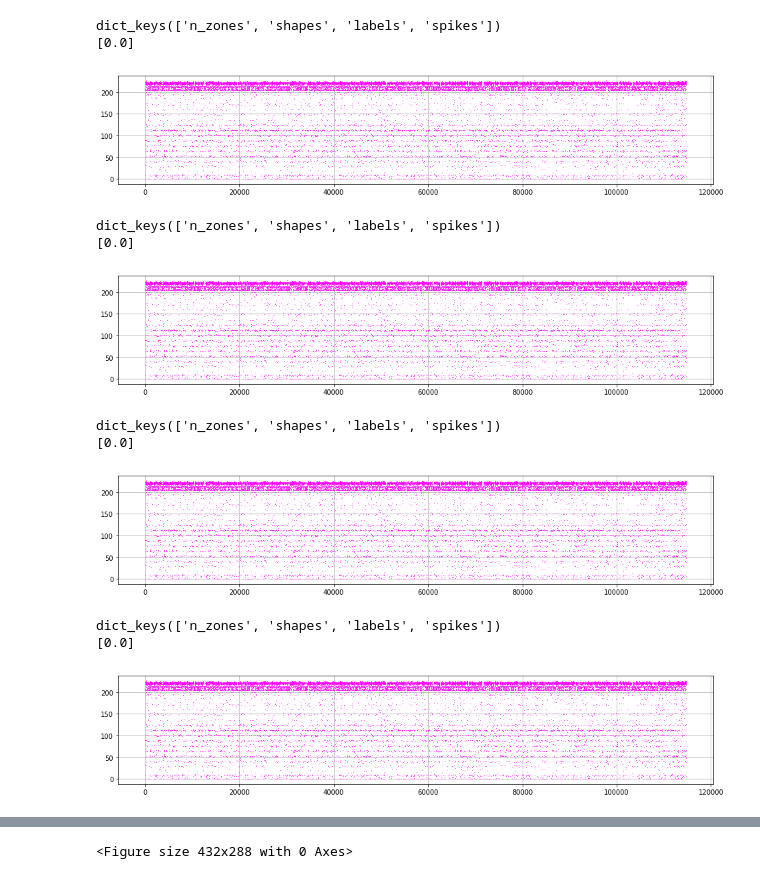
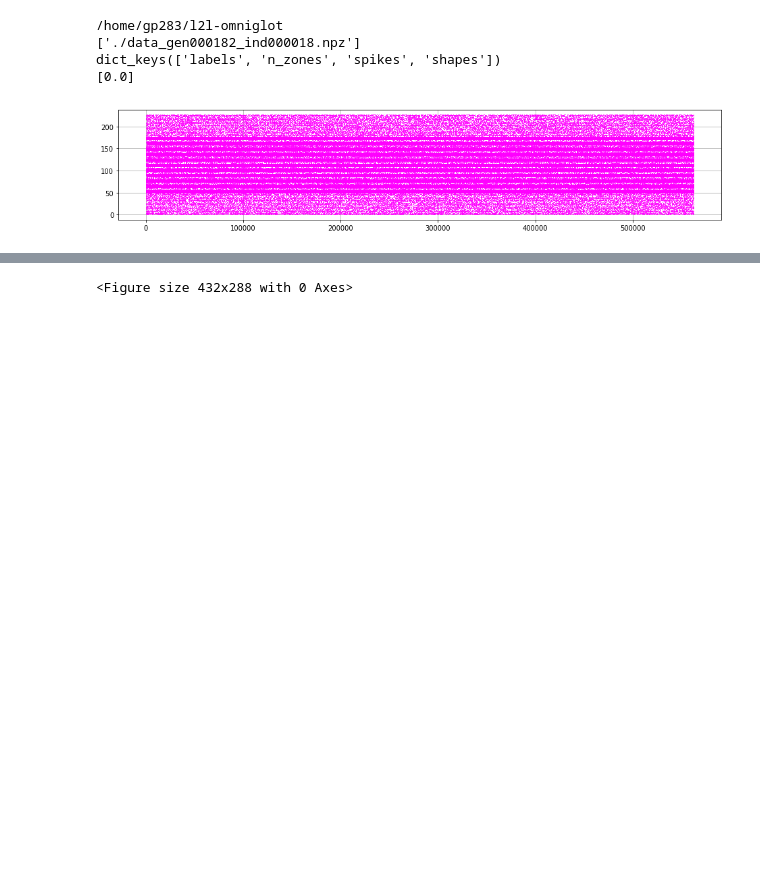
Before and after one commit to oyvinht/l2l-omniglot, a Jupyter notebook: classifier_on_outputs.ipynb, the cells around one changed output, grey strips where cells are left out. Drawn from its saved outputs; the diff is of its cells as text; code cells hidden in the pictures; blank space fills up the shorter version.

```diff
--- a/classifier_on_outputs.ipynb
+++ b/classifier_on_outputs.ipynb
@@ -118,47 +136,43 @@ def to_dict(npz):
 #             if len(k):
 #                 print(np.min(k), np.max(k))
 # %%
-result_files = sorted(glob('./L2L-OMNIGLOT/run_results/*.npz'))
+# result_files = sorted(glob('./L2L-OMNIGLOT/run_results/*.npz'))
+print(os.getcwd())
+result_files = sorted(glob('./data_gen*_ind*.npz'))
+print(result_files)
 c = ['red', 'green', 'blue', 'magenta']
 LAYER = 3
-for f in result_files[-10:]:
+for f in result_files[-1:]:
     tmp = to_dict( np.load(f, allow_pickle=True) )
     inputs = tmp['input']
     print(inputs.keys())
     spikes = inputs['spikes']
     print(sorted(spikes.keys()))
 
 #     print(inputs['spikes'])
     for st in sorted(spikes.keys()):
 
         for layer in spikes[st]:
             if layer == LAYER:
                 plt.figure(figsize=(16, 3))
                 for nid, times in enumerate(spikes[st][layer]):
 #                     if nid < 190:
 #                         continue
                     ts = np.array(times)
 #                     ttt = ts[ts < 200.0]
                     ttt = ts
                     plt.plot(ttt, np.ones_like(ttt) * nid,
                              marker='.', markersize=2, color=c[layer],
                              linestyle='none', markeredgewidth=0)
                 plt.grid()
             plt.show()
 #     for k in spks:
 #         if len(k):
 #             print(np.min(k), np.max(k))
 # %% [output]
-dict_keys(['n_zones', 'shapes', 'labels', 'spikes'])
+/home/gp283/l2l-omniglot
+['./data_gen000182_ind000018.npz']
+dict_keys(['labels', 'n_zones', 'spikes', 'shapes'])
 [0.0]
-[figure, old version]
+[figure, new version]
-dict_keys(['n_zones', 'shapes', 'labels', 'spikes'])
-[0.0]
-[figure, removed]
-dict_keys(['n_zones', 'shapes', 'labels', 'spikes'])
-[0.0]
-[figure, removed]
-dict_keys(['n_zones', 'shapes', 'labels', 'spikes'])
-[0.0]
-[figure, removed]
 # %%
```
Also changed, not shown: parts of 13 cells of this notebook, 2 other files.
